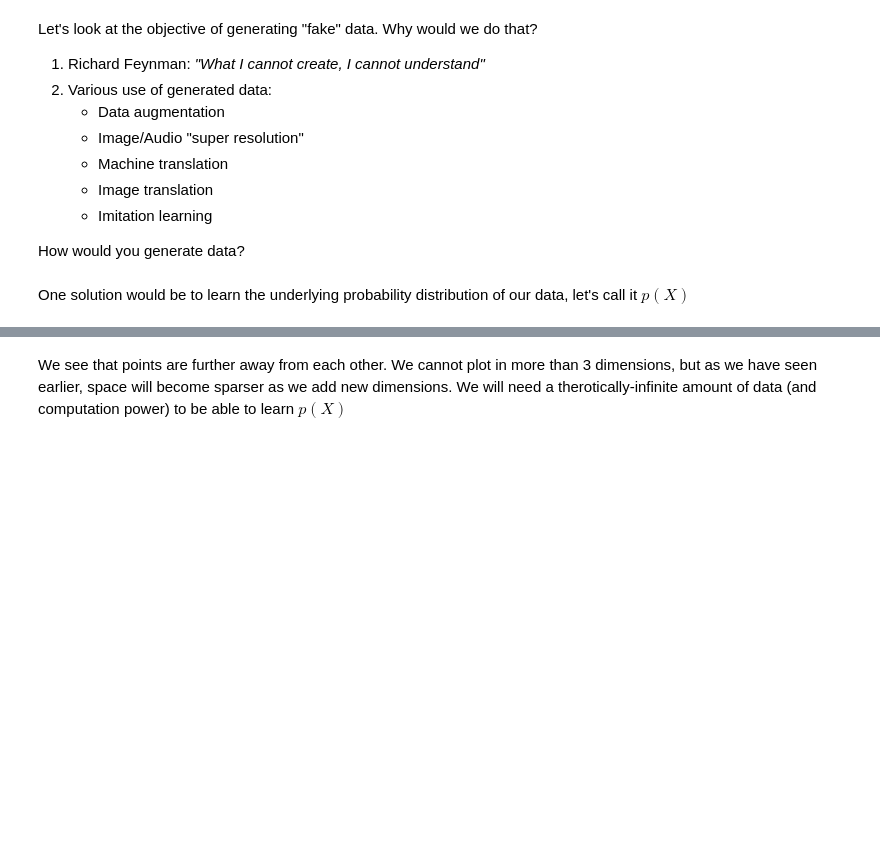
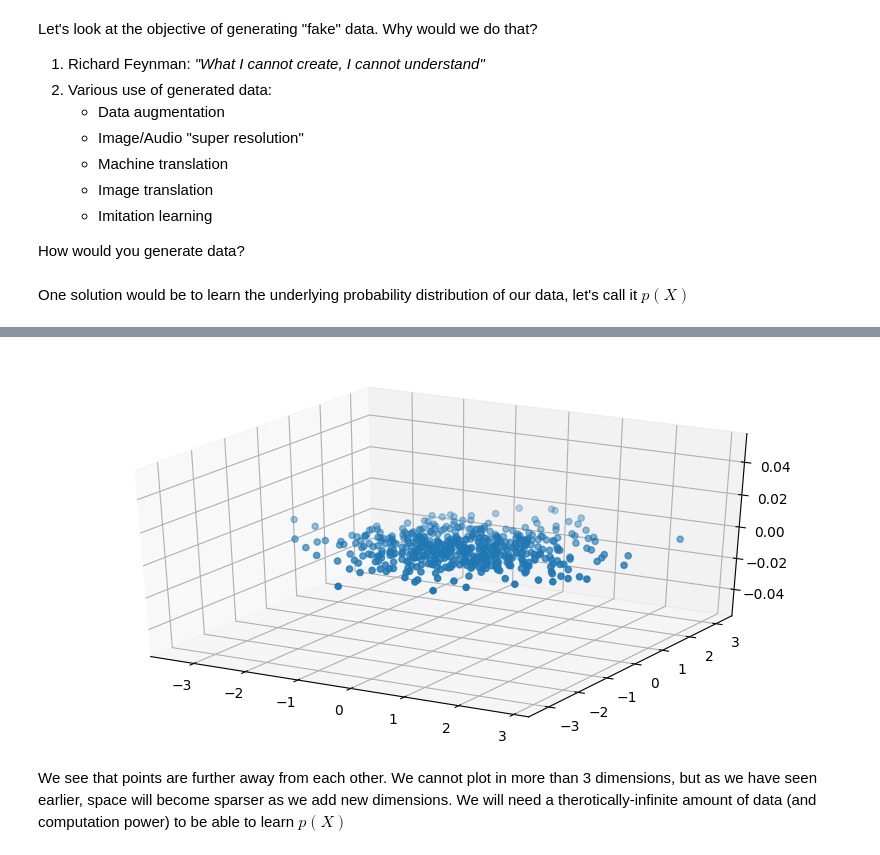
Before and after one commit to rfrenoy/BBL_DS3, a Jupyter notebook: main.ipynb, the cells around one changed output, grey strips where cells are left out. Drawn from its saved outputs; the diff is of its cells as text; code cells hidden in the pictures; blank space fills up the shorter version.

```diff
--- a/main.ipynb
+++ b/main.ipynb
@@ -136,9 +151,12 @@ plt.scatter(x, x)
 # %%
 from mpl_toolkits.mplot3d import Axes3D
-fig = plt.figure()
+fig = plt.figure(figsize=(10, 5), dpi=100)
 ax = fig.add_subplot(111, projection='3d')
 x = np.random.normal(size=(2,500))
 ax.scatter(x[0], x[1])
+plt.show()
+# %% [output]
+[figure, added]
 # %% [markdown]
 We see that points are further away from each other. We cannot plot in more than 3 dimensions, but as we have seen earlier, space will become sparser as we add new dimensions. We will need a therotically-infinite amount of data (and computation power) to be able to learn $p(X)$
 # %% [markdown]
```
Also changed, not shown: parts of 9 cells of this notebook.
